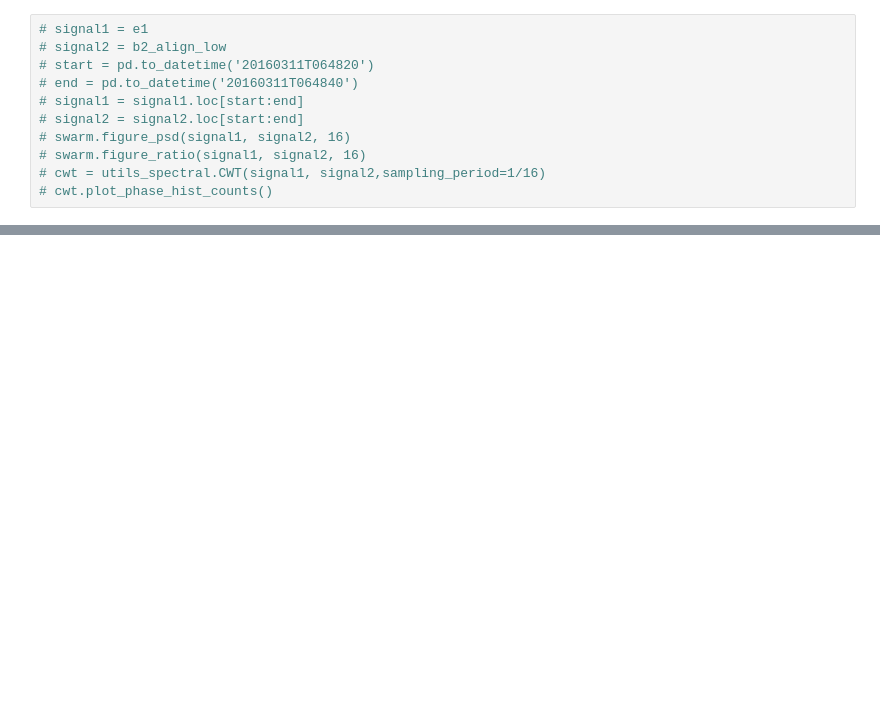
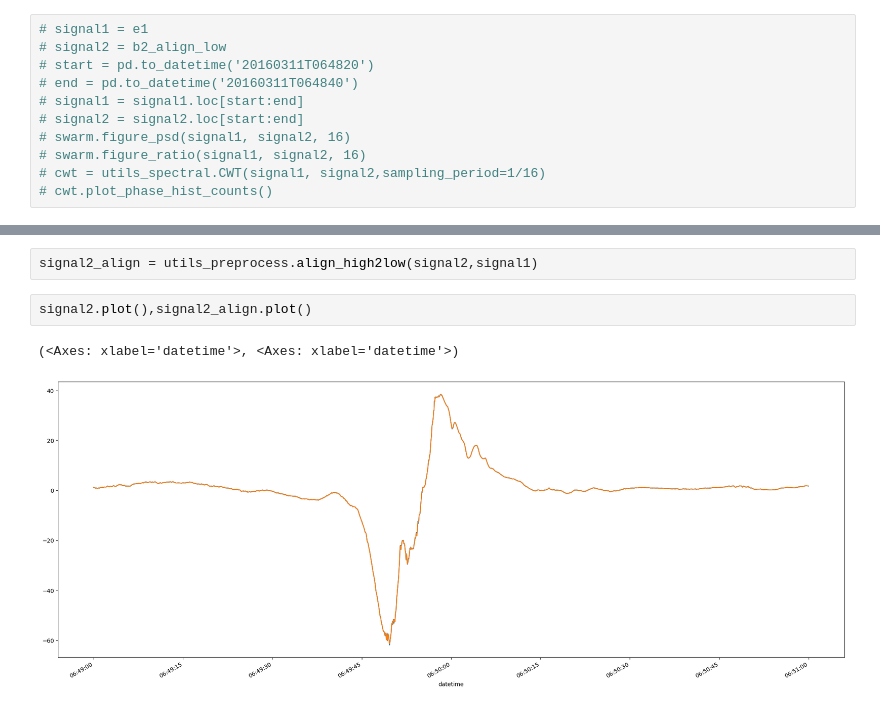
Before and after one commit to cleo24621/pyaw, a Jupyter notebook: swarm_for_abstract.ipynb, the cells around one changed output, grey strips where cells are left out. Drawn from its saved outputs; the diff is of its cells as text; blank space fills up the shorter version.

```diff
--- a/swarm_for_abstract.ipynb
+++ b/swarm_for_abstract.ipynb
@@ -435,0 +480,7 @@ dynamic
+# %%
+signal2_align = utils_preprocess.align_high2low(signal2,signal1)
+# %%
+signal2.plot(),signal2_align.plot()
+# %% [output]
+(<Axes: xlabel='datetime'>, <Axes: xlabel='datetime'>)
+[figure, added]
```
Also changed, not shown: parts of 21 cells of this notebook, 2 other files.
